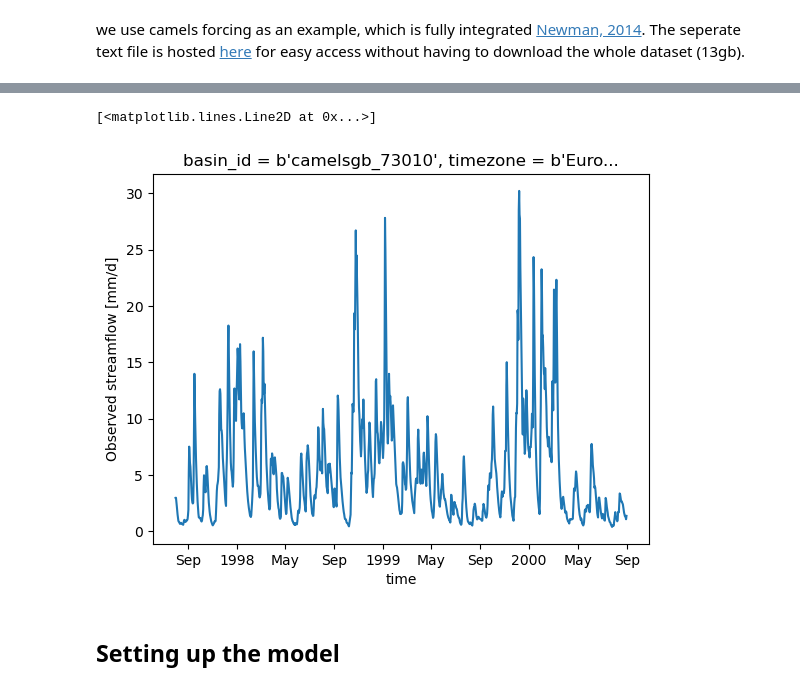
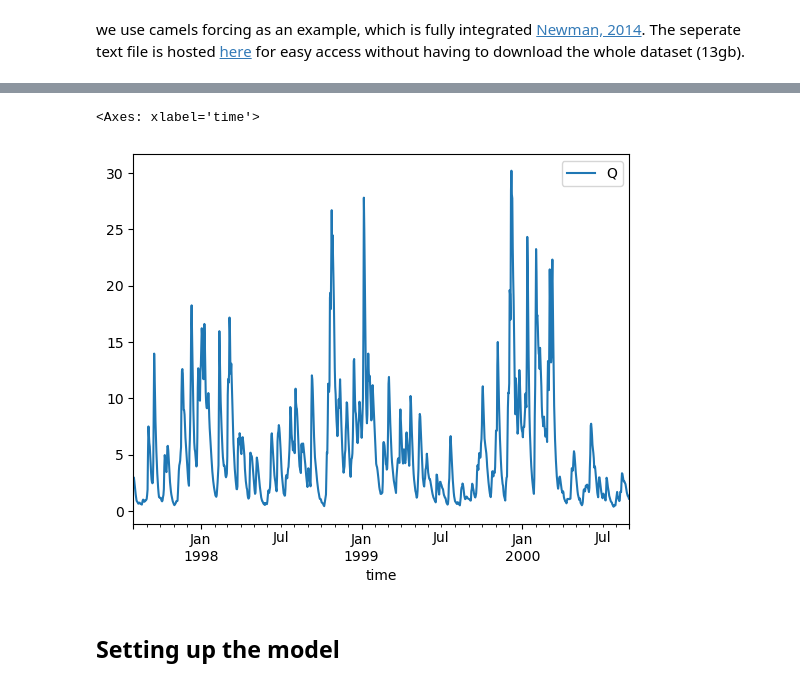
Before and after one commit to eWaterCycle/eurocsdms_workshop, a Jupyter notebook: book/oneModel/example_model_run_HBV.ipynb, the cells around one changed output, grey strips where cells are left out. Drawn from its saved outputs; the diff is of its cells as text; code cells hidden in the pictures.

```diff
--- a/book/oneModel/example_model_run_HBV.ipynb
+++ b/book/oneModel/example_model_run_HBV.ipynb
@@ -95,8 +98,12 @@ CaravanForcing(
     }
 )
 # %%
-camelsgb_forcing.to_xarray()['Q'].plot()
+ds = xr.open_dataset(camelsgb_forcing['Q'])
+caravan_observation_df = ds['Q'].to_dataframe().reset_index()
+caravan_observation_df = caravan_observation_df.set_index('time')
+caravan_observation_df = caravan_observation_df[['Q']] #NOTE: mm/day
+caravan_observation_df.plot()
 # %% [output]
-[<matplotlib.lines.Line2D at 0x...>]
+<Axes: xlabel='time'>
-[figure, old version]
+[figure, new version]
 # %%
```
Also changed, not shown: parts of 12 cells of this notebook.
